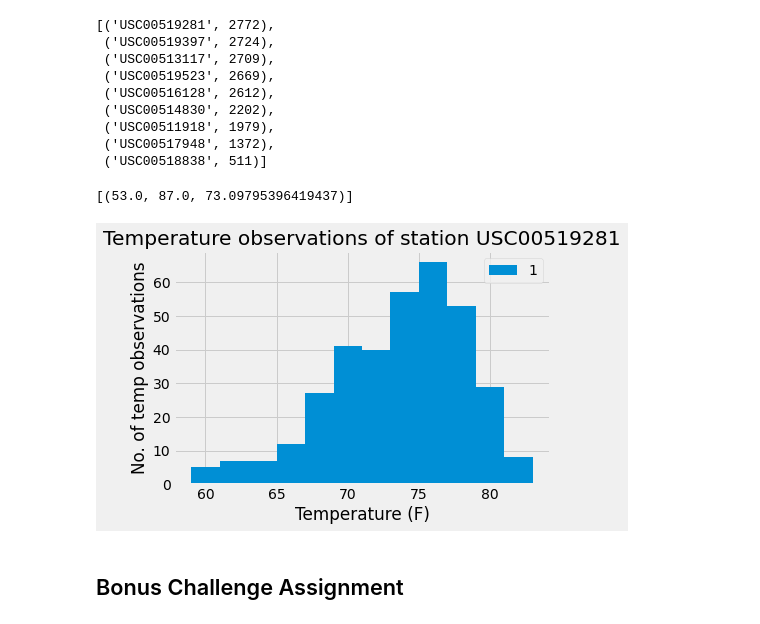
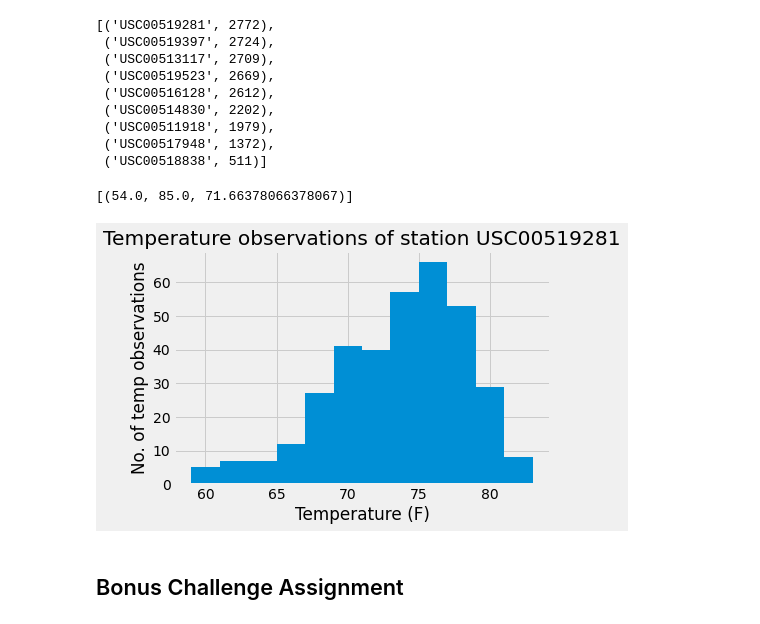
Before and after one commit to denk-ie/sqlalchemy-challenge, a Jupyter notebook: climate_starter.ipynb, the cells around one changed output. Drawn from its saved outputs; the diff is of its cells as text; code cells hidden in the pictures.

```diff
--- a/climate_starter.ipynb
+++ b/climate_starter.ipynb
@@ -39,23 +39,21 @@ session = Session(engine)
 # Exploratory Climate Analysis
 # %%
 # Design a query to retrieve the last 12 months of precipitation data and plot the results
-
 # Calculate the date 1 year ago from the last data point in the database
-prev_year = dt.date(2017, 8, 23) - dt.timedelta(days=365)
+year_ago = dt.date(2017, 8, 23) - dt.timedelta(days=365)
 # Perform a query to retrieve the data and precipitation scores
-results = session.query(Measurement.date, Measurement.prcp).filter(Measurement.date >= prev_year).all()
+results = session.query(Measurement.date, Measurement.prcp).filter(Measurement.date >= year_ago).all()
 # Save the query results as a Pandas DataFrame and set the index to the date column
-last_year_df = pd.DataFrame(results, columns=['date', 'precipitation'])
+last_year_df = pd.DataFrame(results, columns=['date', 'precipitation']).set_index('date')
 # Sort the dataframe by date
 last_year_df = last_year_df.sort_values(by=['date'])
 # Use Pandas Plotting with Matplotlib to plot the data
 precipitation_plot = last_year_df.plot(kind="bar", figsize=(10, 5), width=15)
-precipitation_plot.legend(["Amount of precipitation (Inches)"], loc="upper right")
+precipitation_plot.legend(["Amount of precipitation (Inches)"])
 precipitation_plot.set_xlabel("Date")
 precipitation_plot.set_ylabel("Amount of precipitation (Inches)")
-precipitation_plot.set_title("Amount of precipitation (inches) from 2016-08-23 to 2017-08-23")
-plt.tick_params(axis='x',which='both',bottom=False,top=False,labelbottom=False)
-precipitation_plot.grid(zorder=1)
+precipitation_plot.set_title(f"Amount of precipitation (inches) from {year_ago} to 2017-08-23")
+plt.tick_params(labelbottom=False)
 plt.show()
 # %% [output]
 [figure]
@@ -95,25 +93,28 @@ group_by(Measurement.station).order_by(func.count(Measurement.id).desc()).all()
 # %%
 # Using the station id from the previous query, calculate the lowest temperature recorded,
 # highest temperature recorded, and average temperature of the most active station?
-session.query(func.min(Measurement.tobs), func.max(Measurement.tobs), func.avg(Measurement.tobs)).all()
+session.query(func.min(Measurement.tobs),
+            func.max(Measurement.tobs),
+            func.avg(Measurement.tobs))\
+            .filter(Measurement.station == 'USC00519281').all()
 # %% [output]
-[(53.0, 87.0, 73.09795396419437)]
+[(54.0, 85.0, 71.66378066378067)]
 # %%
 # Choose the station with the highest number of temperature observations.
 # Query the last 12 months of temperature observation data for this station and plot the results as a histogram
 max_temp = session.query(Measurement.station, Measurement.tobs)\
-    .filter(Measurement.date >= '2016-08-23')\
+    .filter(Measurement.date >= year_ago)\
     .filter(Measurement.station == 'USC00519281')\
     .all()
 max_temp_df = pd.DataFrame(max_temp)
 
-max_temp_df.plot.hist(bins=12)
+max_temp_df.plot.hist(bins=12, legend=False)
 plt.xlabel("Temperature (F)")
 plt.ylabel("No. of temp observations")
 plt.title("Temperature observations of station USC00519281")
 plt.show()
 # %% [output]
-[figure, old version]
+[figure, new version]
 # %% [markdown]
 ## Bonus Challenge Assignment
 # %%
```
Also changed, not shown: parts of 2 cells of this notebook, 1 other file.
